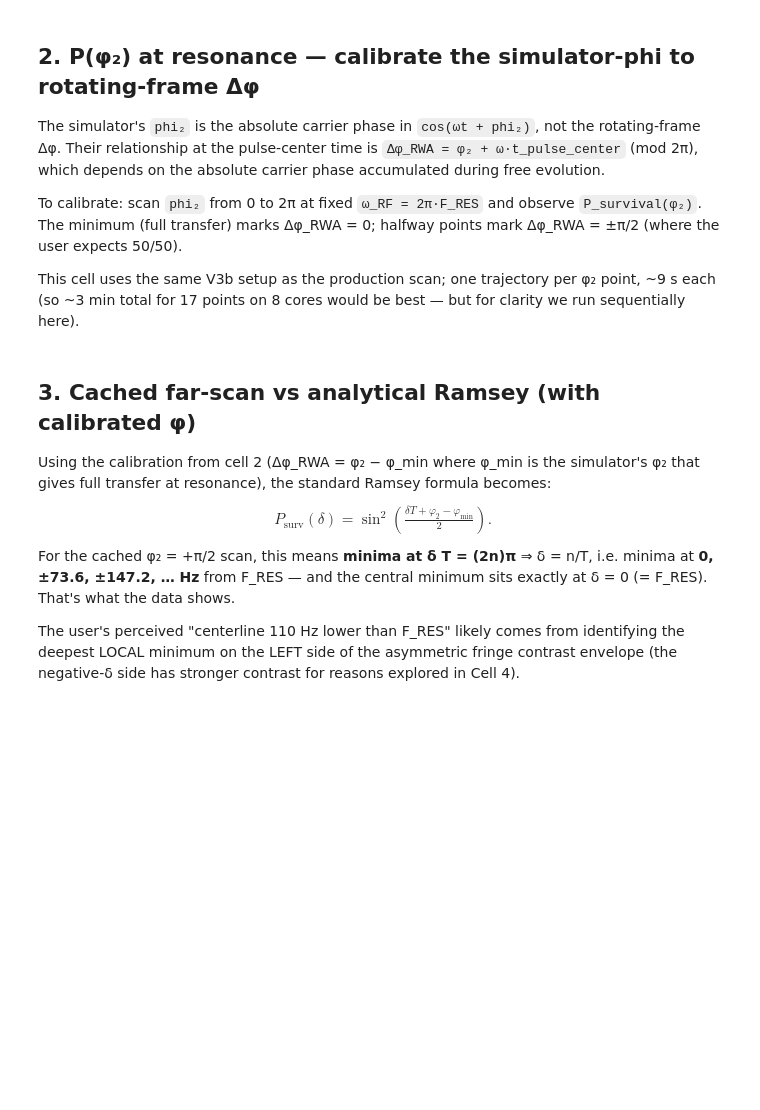
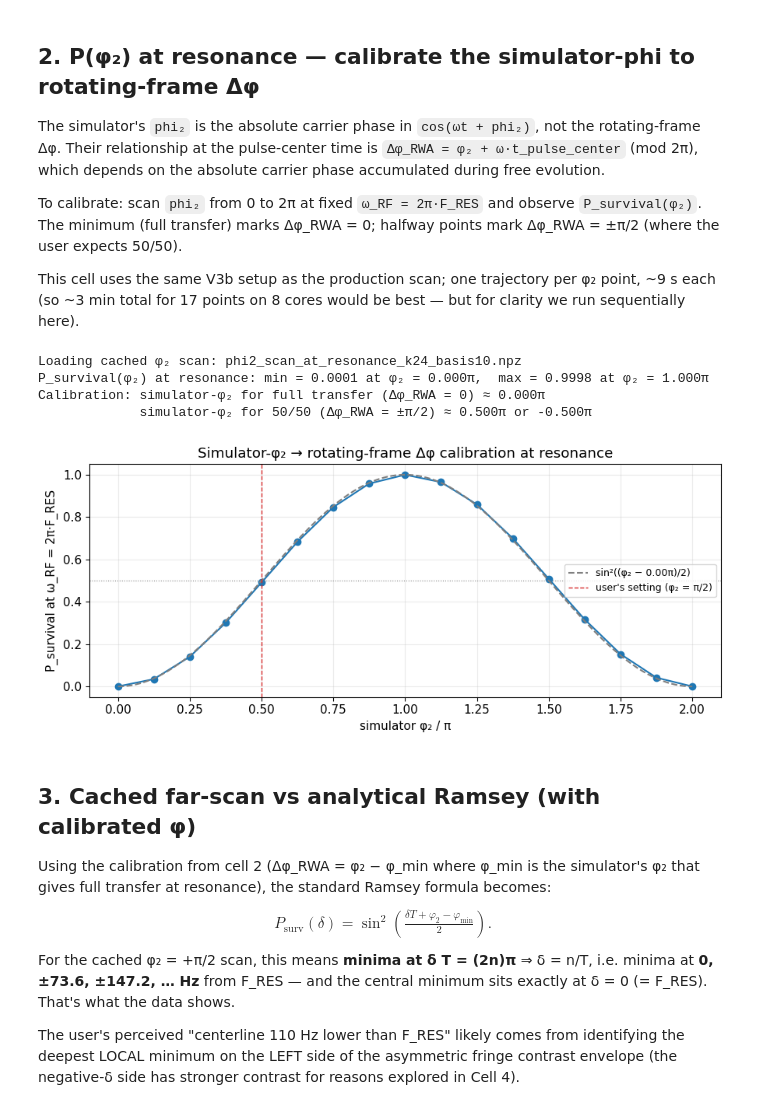
Before and after one commit to ograsdijk/CeNTREX-TlF, a Jupyter notebook: examples/ramsey_rf/resonance_frequency_investigation.ipynb, the cells around one changed output. Drawn from its saved outputs; the diff is of its cells as text; code cells hidden in the pictures; blank space fills up the shorter version.

```diff
--- a/examples/ramsey_rf/resonance_frequency_investigation.ipynb
+++ b/examples/ramsey_rf/resonance_frequency_investigation.ipynb
@@ -133,87 +152,66 @@ This cell uses the same V3b setup as the production scan; one trajectory per
 φ₂ point, ~9 s each (so ~3 min total for 17 points on 8 cores would be best —
 but for clarity we run sequentially here).
 # %%
-import benchmarks.run_v3b_cpu_scans as v3b
-from benchmarks.reference import build_reference_config
-from ramsey_rf import (
-    propagate_midpoint_tracked_decomposed,
-    track_subspace_bases, make_uniform_tracking_grid,
-)
+from benchmarks.run_v3b_cpu_scans import run_phi2_scan_at_frequency
 
 PHI2_CACHE = _BENCH_ROOT / 'benchmarks' / '_cache' / 'phi2_scan_at_resonance_k24_basis10.npz'
+N_WORKERS = 8
 
 if PHI2_CACHE.exists():
     print(f'Loading cached φ₂ scan: {PHI2_CACHE.name}')
     pcal = dict(np.load(PHI2_CACHE))
 else:
-    print('Computing P(φ₂) at resonance (~30 s for 17 points)...')
-    cfg, _, _, _ = build_reference_config()
-    QN = build_basis(Jmax=cfg.Jmax)
-    H_func = build_H_func(QN)
-    Hraw = generate_uncoupled_hamiltonian_X(QN)
-    COMPONENTS = [Hraw.Hff, Hraw.HSx, Hraw.HSy, Hraw.HSz, Hraw.HZx, Hraw.HZy, Hraw.HZz]
-    Psi0 = cfg.initial_psi0
-
-    T_high = v3b._high_field_j1_subspace(QN, H_func, K=24)
-    T_start = v3b._track_subspace_to_start(T_high, H_func)
-    def H_basis_at_t(t: float) -> np.ndarray:
-        R = cfg.trajectory(t)
-        B = cfg.fields.B_dc(R) if cfg.fields.B_dc is not None else np.zeros(3)
-        return H_func(cfg.fields.E_dc(R), B)
-    track_times = make_uniform_tracking_grid(
-        float(cfg.t_grid[0]), float(cfg.t_grid[-1]), 10e-6,
+    phi2_grid = np.linspace(0, 2 * np.pi, 17, endpoint=True)
+    print(f'Computing P(φ₂) at resonance ({phi2_grid.size} points on {N_WORKERS} cores)...')
+    surv_phi2, elapsed_s, _n_steps = run_phi2_scan_at_frequency(
+        phi2_grid,
+        frequency=F_RES,
+        velocity=184.0,
+        phi1=0.0,
+        K=K_DEFAULT,
+        basis_dt_us=BASIS_DT_US_DEFAULT,
+        n_workers=N_WORKERS,
     )
-    tracked = track_subspace_bases(track_times, H_basis_at_t, T_start)
-
-    phi2_grid = np.linspace(0, 2 * np.pi, 17, endpoint=True)
-    surv_phi2 = np.empty_like(phi2_grid)
-    t0 = time.perf_counter()
-    for i, phi2 in enumerate(phi2_grid):
-        cfg_i = copy.deepcopy(cfg)
-        for region in cfg_i.fields.rf_regions_B:
-            region.omega = 2 * np.pi * F_RES
-        cfg_i.fields.rf_regions_B[0].phi = 0.0
-        cfg_i.fields.rf_regions_B[1].phi = float(phi2)
-        coeffs = v3b._coeffs_builder(cfg_i)
-        out = propagate_midpoint_tracked_decomposed(
-            Psi0, cfg_i.t_grid, COMPONENTS, coeffs, track_times, tracked, store_norm=False,
-        )
-        surv_phi2[i] = float(abs(np.vdot(Psi0[:, 0], out.Psi_final[:, 0])) ** 2)
-    elapsed = time.perf_counter() - t0
-    pcal = {'phi2_grid': phi2_grid, 'survival': surv_phi2, 'elapsed_s': np.float64(elapsed)}
+    pcal = {'phi2_grid': phi2_grid, 'survival': surv_phi2, 'elapsed_s': np.float64(elapsed_s)}
     PHI2_CACHE.parent.mkdir(parents=True, exist_ok=True)
     np.savez(PHI2_CACHE, **pcal)
-    print(f'Done in {elapsed:.1f} s, saved {PHI2_CACHE.name}')
+    print(f'Done in {elapsed_s:.1f} s, saved {PHI2_CACHE.name}')
 
 phi2_grid = pcal['phi2_grid']
 surv_phi2 = pcal['survival']
 
 # Identify min and max
 i_min = int(np.argmin(surv_phi2))
 i_max = int(np.argmax(surv_phi2))
 phi_at_min = float(phi2_grid[i_min])
 phi_at_max = float(phi2_grid[i_max])
 print(f'P_survival(φ₂) at resonance: '
       f'min = {surv_phi2[i_min]:.4f} at φ₂ = {phi_at_min/np.pi:.3f}π,  '
       f'max = {surv_phi2[i_max]:.4f} at φ₂ = {phi_at_max/np.pi:.3f}π')
 print(f'Calibration: simulator-φ₂ for full transfer (Δφ_RWA = 0) ≈ {phi_at_min/np.pi:.3f}π')
 print(f'             simulator-φ₂ for 50/50 (Δφ_RWA = ±π/2) ≈ '
       f'{(phi_at_min + np.pi/2)/np.pi:.3f}π or {(phi_at_min - np.pi/2)/np.pi:.3f}π')
 
 fig, ax = plt.subplots(figsize=(9, 4))
 ax.plot(phi2_grid / np.pi, surv_phi2, 'o-', color='tab:blue')
 # Analytical: P = sin²((φ₂ - φ_min)/2)
 phi_fine = np.linspace(0, 2 * np.pi, 200)
 analytical = np.sin((phi_fine - phi_at_min) / 2) ** 2
 ax.plot(phi_fine / np.pi, analytical, '--', color='tab:gray',
         label=f'sin²((φ₂ − {phi_at_min/np.pi:.2f}π)/2)')
 ax.axhline(0.5, ls=':', color='gray', lw=0.8)
 ax.axvline(0.5, ls='--', color='tab:red', lw=1, label="user's setting (φ₂ = π/2)")
 ax.set_xlabel('simulator φ₂ / π')
 ax.set_ylabel('P_survival at ω_RF = 2π·F_RES')
 ax.set_title("Simulator-φ₂ → rotating-frame Δφ calibration at resonance")
 ax.legend(loc='center right', fontsize=9)
 fig.tight_layout()
+# %% [output]
+Loading cached φ₂ scan: phi2_scan_at_resonance_k24_basis10.npz
+P_survival(φ₂) at resonance: min = 0.0001 at φ₂ = 0.000π,  max = 0.9998 at φ₂ = 1.000π
+Calibration: simulator-φ₂ for full transfer (Δφ_RWA = 0) ≈ 0.000π
+             simulator-φ₂ for 50/50 (Δφ_RWA = ±π/2) ≈ 0.500π or -0.500π
+[figure, added]
 # %% [markdown]
 ## 3. Cached far-scan vs analytical Ramsey (with calibrated φ)
 
```
Also changed, not shown: parts of 6 cells of this notebook, 1 other file.
